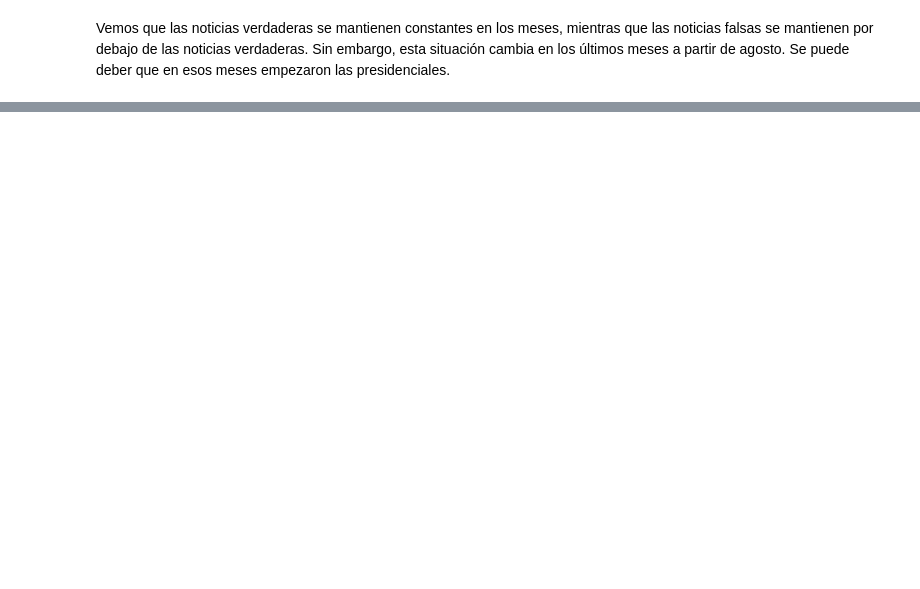
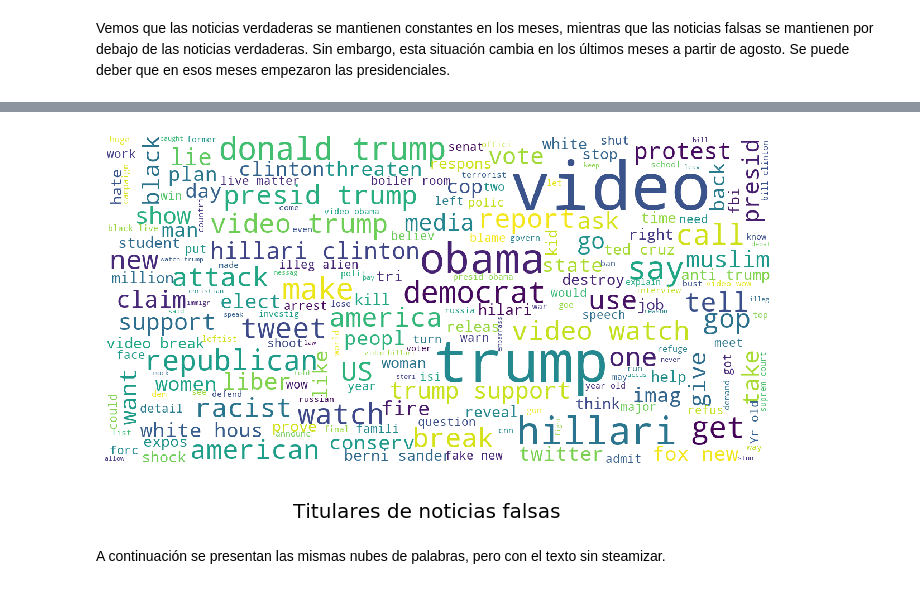
Before and after one commit to framunoz/Detector-Noticias-Falsas, a Jupyter notebook: codigo/01-Carga_de_datos.ipynb, the cells around one changed output, grey strips where cells are left out. Saved outputs shown, nothing was run; the diff lists cells and outputs as text; code cells hidden in the pictures; blank space fills up the shorter version.

```diff
--- a/codigo/01-Carga_de_datos.ipynb
+++ b/codigo/01-Carga_de_datos.ipynb
@@ -450,0 +540,6 @@ NameError: name 'ts' is not defined
+# %%
+show_wordcloud(FAKE_TITLE, title= 'Titulares de noticias falsas')
+# %% [output]
+[figure, added]
+# %% [markdown]
+A continuación se presentan las mismas nubes de palabras, pero con el texto sin steamizar.
```
Also changed, not shown: parts of 19 cells of this notebook.
